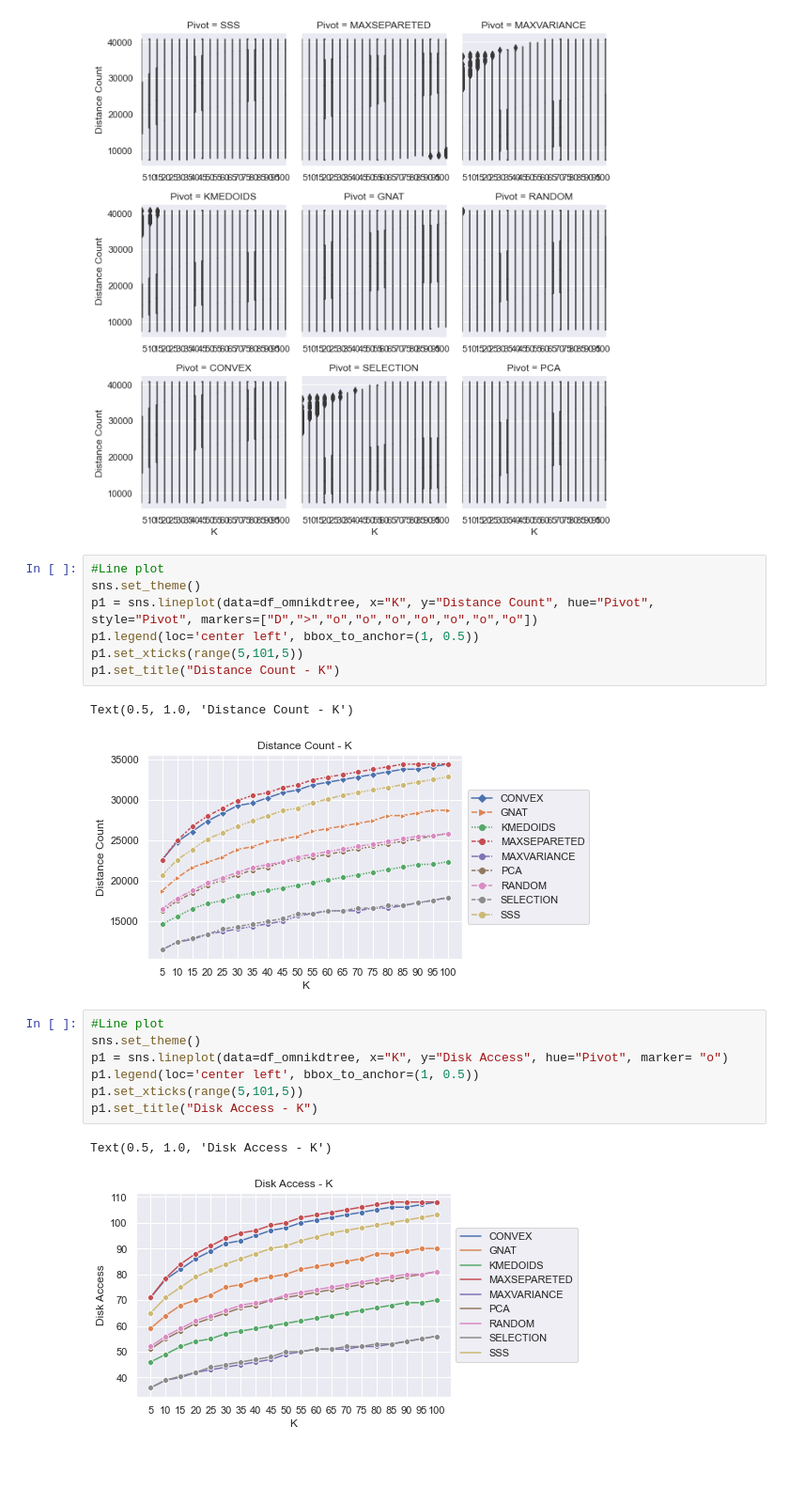
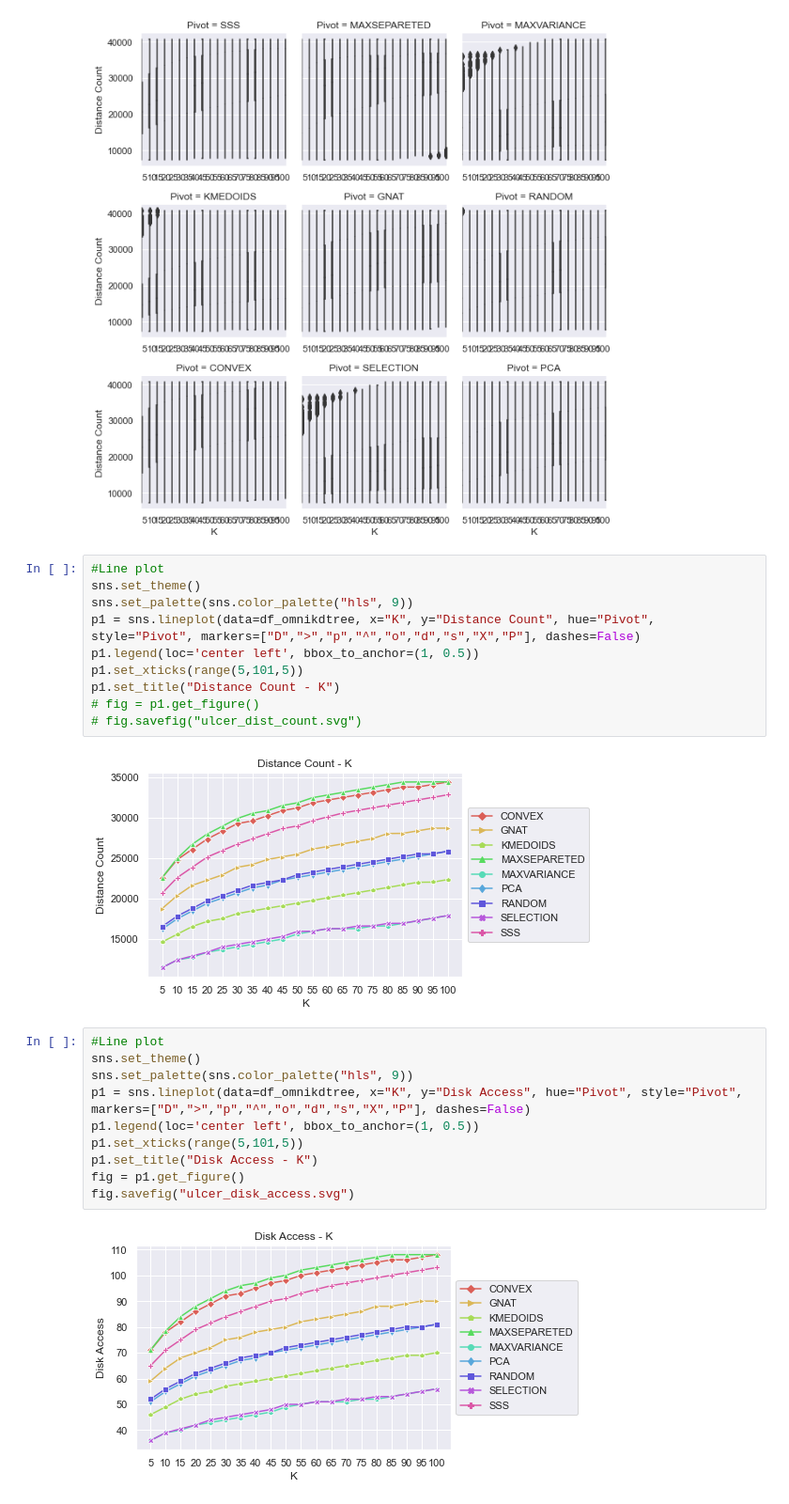
Before and after one commit to JoaoVitorLeite/gervLib, a Jupyter notebook: Project/python/Plot.ipynb, the cells around one changed output. Shown at 94% size. Cells and saved outputs as stored; diff of their text form; blank space fills up the shorter version.

```diff
--- a/Project/python/Plot.ipynb
+++ b/Project/python/Plot.ipynb
@@ -73,20 +72,24 @@ g.fig.tight_layout()
 # %%
 #Line plot
 sns.set_theme()
-p1 = sns.lineplot(data=df_omnikdtree, x="K", y="Distance Count", hue="Pivot", style="Pivot", markers=["D",">","o","o","o","o","o","o","o"])
+sns.set_palette(sns.color_palette("hls", 9))
+p1 = sns.lineplot(data=df_omnikdtree, x="K", y="Distance Count", hue="Pivot", style="Pivot", markers=["D",">","p","^","o","d","s","X","P"], dashes=False)
 p1.legend(loc='center left', bbox_to_anchor=(1, 0.5))
 p1.set_xticks(range(5,101,5))
 p1.set_title("Distance Count - K")
+# fig = p1.get_figure()
+# fig.savefig("ulcer_dist_count.svg")
 # %% [output]
-Text(0.5, 1.0, 'Distance Count - K')
-[figure, old version]
+[figure, new version]
 # %%
 #Line plot
 sns.set_theme()
-p1 = sns.lineplot(data=df_omnikdtree, x="K", y="Disk Access", hue="Pivot", marker= "o")
+sns.set_palette(sns.color_palette("hls", 9))
+p1 = sns.lineplot(data=df_omnikdtree, x="K", y="Disk Access", hue="Pivot", style="Pivot", markers=["D",">","p","^","o","d","s","X","P"], dashes=False)
 p1.legend(loc='center left', bbox_to_anchor=(1, 0.5))
 p1.set_xticks(range(5,101,5))
 p1.set_title("Disk Access - K")
+fig = p1.get_figure()
+fig.savefig("ulcer_disk_access.svg")
 # %% [output]
-Text(0.5, 1.0, 'Disk Access - K')
-[figure, old version]
+[figure, new version]
```
Also changed, not shown: parts of 1 cell of this notebook, 15 other files.
